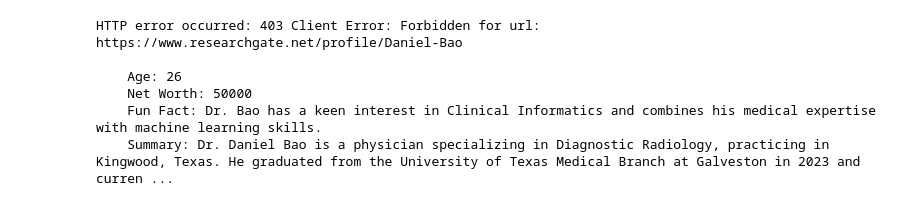
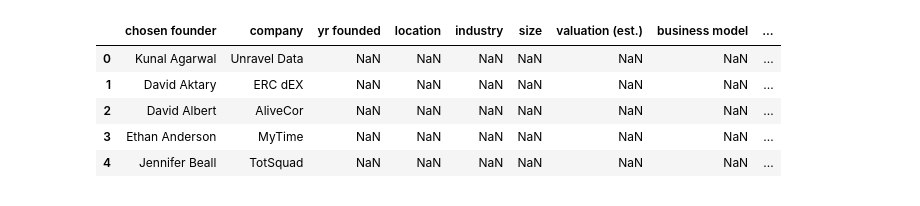
Before and after one commit to YashDagade/bio_sketeches, a Jupyter notebook: play.ipynb, the cells around one changed output. Saved outputs shown, nothing was run; the diff lists cells and outputs as text; code cells hidden in the pictures.

Commit message:
Update Jupyter notebook metadata and add startup memo CSV file

```diff
--- a/play.ipynb
+++ b/play.ipynb
@@ -152,9 +100,0 @@ print(scrape_person("Brian Mason"))
-# %%
-print(scrape_person("Daniel Bao"))
-# %% [output]
-HTTP error occurred: 403 Client Error: Forbidden for url: https://www.researchgate.net/profile/Daniel-Bao
-
-    Age: 26
-    Net Worth: 50000
-    Fun Fact: Dr. Bao has a keen interest in Clinical Informatics and combines his medical expertise with machine learning skills.
-    Summary: Dr. Daniel Bao is a physician specializing in Diagnostic Radiology, practicing in Kingwood, Texas. He graduated from the University of Texas Medical Branch at Galveston in 2023 and curren ...
@@ -160,0 +194,33 @@ HTTP error occurred: 403 Client Error: Forbidden for url: https://www.researchga
+# %%
+csv_file_path = "startup_memo.csv"
+df = pd.read_csv(csv_file_path)
+
+fields_to_fill = [
+    "yr founded",
+    "location",
+    "industry",
+    "size",
+    "valuation (est.)",
+    "business model",
+    "executive summary",
+    "management team",
+    "founding story",
+    "problem",
+    "products/services",
+    "market",
+    "traction",
+    "noteworthy details"
+]
+
+for field in fields_to_fill:
+    if field not in df.columns:
+        df[field] = ""
+
+df.head()
+# %% [output]
+|  | chosen founder | company | yr founded | location | industry | size | valuation (est.) | business model | ... |
+| 0 | Kunal Agarwal | Unravel Data | NaN | NaN | NaN | NaN | NaN | NaN | ... |
+| 1 | David Aktary | ERC dEX | NaN | NaN | NaN | NaN | NaN | NaN | ... |
+| 2 | David Albert | AliveCor | NaN | NaN | NaN | NaN | NaN | NaN | ... |
+| 3 | Ethan Anderson | MyTime | NaN | NaN | NaN | NaN | NaN | NaN | ... |
+| 4 | Jennifer Beall | TotSquad | NaN | NaN | NaN | NaN | NaN | NaN | ... |
```
Also changed, not shown: parts of 8 cells of this notebook, 2 other files.
